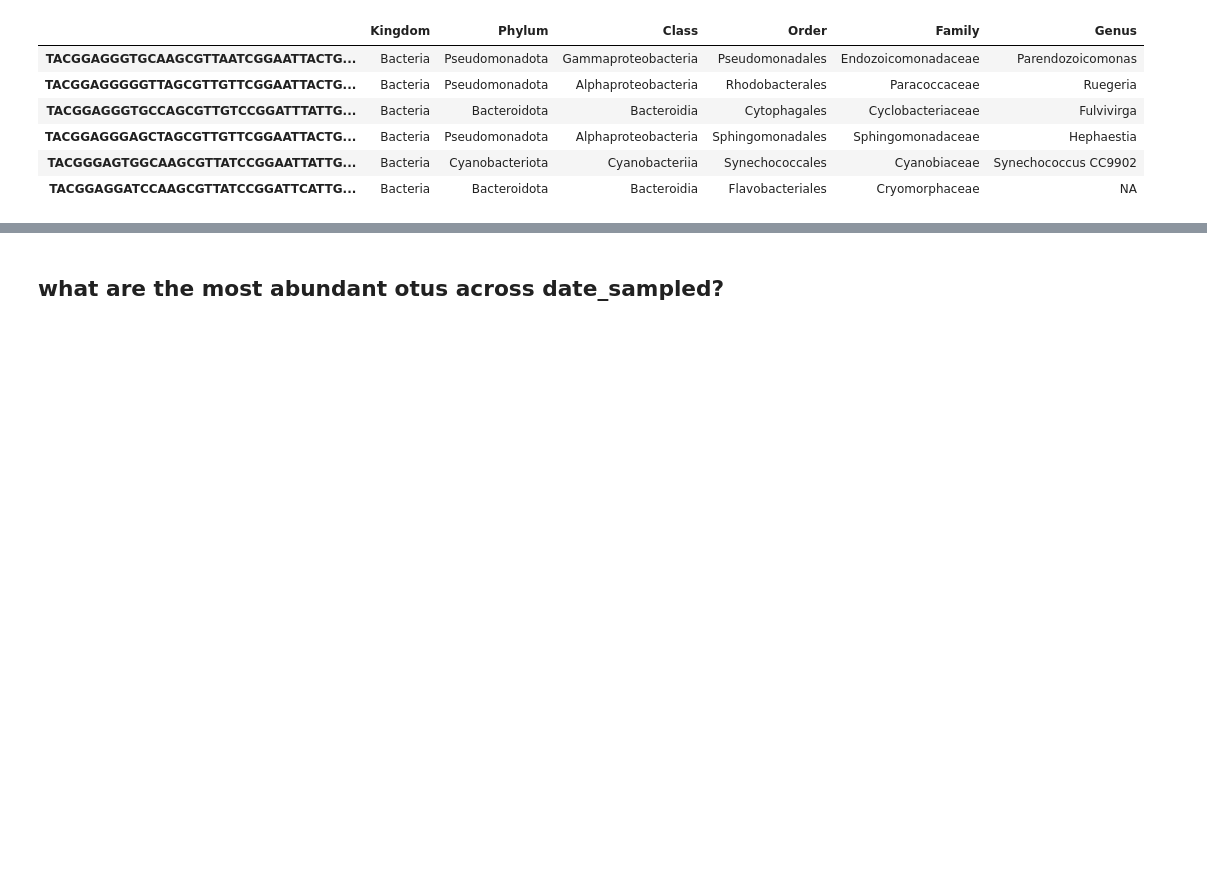
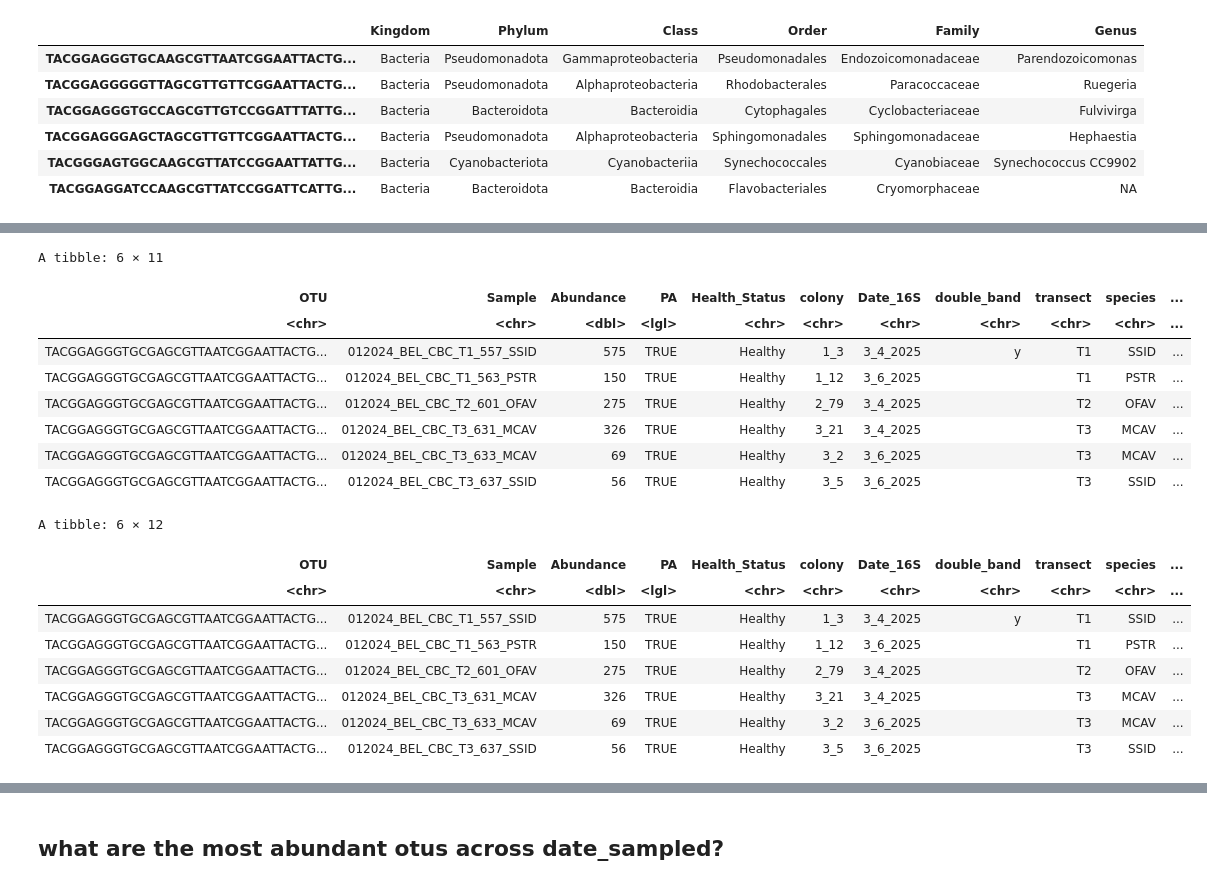
Before and after one commit to cdesouza02/BEL_16S_output, a Jupyter notebook: genefilter.ipynb, the cells around one changed output, grey strips where cells are left out. Drawn from its saved outputs; the diff is of its cells as text; code cells hidden in the pictures; blank space fills up the shorter version.

```diff
--- a/genefilter.ipynb
+++ b/genefilter.ipynb
@@ -275,0 +265,62 @@ A taxonomyTable: 6 × 6 of type chr
+# %%
+if (!taxa_are_rows(ps_clean)) {
+  otu <- t(otu)
+}
+otu <- as.data.frame(otu)
+# %%
+#add samples back to sam
+sam$Sample <- rownames(sample_data(ps_clean))
+# %%
+#make phyloseq object pivot longer, but include metadata
+ps_long <- otu %>%
+  rownames_to_column("OTU") %>%
+  pivot_longer(
+    cols = -OTU,
+    names_to = "Sample",
+    values_to = "Abundance"
+  ) %>%
+  mutate(PA = Abundance > 0) %>%
+  left_join(
+    sam %>%
+      as.data.frame() %>%           # <-- IMPORTANT: convert away from sample_data() class
+      select(
+        Sample, Health_Status, colony, Date_16S,
+        double_band, transect, species, MonthYear
+      ),
+    by = "Sample"
+  )
+head(ps_long)
+# 1. create proper Date variable
+ps_long$MonthYearDate <- as.Date(
+  paste0("01 ", ps_long$MonthYear),
+  format = "%d %b %Y"
+)
+
+# 2. reorder MonthYear as a factor in chronological order
+ps_long$MonthYear <- factor(
+  ps_long$MonthYear,
+  levels = unique(ps_long$MonthYear[order(ps_long$MonthYearDate)])
+)
+
+# Restore rownames
+rownames(ps_long) <- sample_clean$SampleID
+head(ps_long)
+# %% [output]
+A tibble: 6 × 11
+| OTU | Sample | Abundance | PA | Health_Status | colony | Date_16S | double_band | transect | species | ... |
+| <chr> | <chr> | <dbl> | <lgl> | <chr> | <chr> | <chr> | <chr> | <chr> | <chr> | ... |
+| TACGGAGGGTGCGAGCGTTAATCGGAATTACTG... | 012024_BEL_CBC_T1_557_SSID | 575 | TRUE | Healthy | 1_3 | 3_4_2025 | y | T1 | SSID | ... |
+| TACGGAGGGTGCGAGCGTTAATCGGAATTACTG... | 012024_BEL_CBC_T1_563_PSTR | 150 | TRUE | Healthy | 1_12 | 3_6_2025 |  | T1 | PSTR | ... |
+| TACGGAGGGTGCGAGCGTTAATCGGAATTACTG... | 012024_BEL_CBC_T2_601_OFAV | 275 | TRUE | Healthy | 2_79 | 3_4_2025 |  | T2 | OFAV | ... |
+| TACGGAGGGTGCGAGCGTTAATCGGAATTACTG... | 012024_BEL_CBC_T3_631_MCAV | 326 | TRUE | Healthy | 3_21 | 3_4_2025 |  | T3 | MCAV | ... |
+| TACGGAGGGTGCGAGCGTTAATCGGAATTACTG... | 012024_BEL_CBC_T3_633_MCAV | 69 | TRUE | Healthy | 3_2 | 3_6_2025 |  | T3 | MCAV | ... |
+| TACGGAGGGTGCGAGCGTTAATCGGAATTACTG... | 012024_BEL_CBC_T3_637_SSID | 56 | TRUE | Healthy | 3_5 | 3_6_2025 |  | T3 | SSID | ... |
+A tibble: 6 × 12
+| OTU | Sample | Abundance | PA | Health_Status | colony | Date_16S | double_band | transect | species | ... |
+| <chr> | <chr> | <dbl> | <lgl> | <chr> | <chr> | <chr> | <chr> | <chr> | <chr> | ... |
+| TACGGAGGGTGCGAGCGTTAATCGGAATTACTG... | 012024_BEL_CBC_T1_557_SSID | 575 | TRUE | Healthy | 1_3 | 3_4_2025 | y | T1 | SSID | ... |
+| TACGGAGGGTGCGAGCGTTAATCGGAATTACTG... | 012024_BEL_CBC_T1_563_PSTR | 150 | TRUE | Healthy | 1_12 | 3_6_2025 |  | T1 | PSTR | ... |
+| TACGGAGGGTGCGAGCGTTAATCGGAATTACTG... | 012024_BEL_CBC_T2_601_OFAV | 275 | TRUE | Healthy | 2_79 | 3_4_2025 |  | T2 | OFAV | ... |
+| TACGGAGGGTGCGAGCGTTAATCGGAATTACTG... | 012024_BEL_CBC_T3_631_MCAV | 326 | TRUE | Healthy | 3_21 | 3_4_2025 |  | T3 | MCAV | ... |
+| TACGGAGGGTGCGAGCGTTAATCGGAATTACTG... | 012024_BEL_CBC_T3_633_MCAV | 69 | TRUE | Healthy | 3_2 | 3_6_2025 |  | T3 | MCAV | ... |
+| TACGGAGGGTGCGAGCGTTAATCGGAATTACTG... | 012024_BEL_CBC_T3_637_SSID | 56 | TRUE | Healthy | 3_5 | 3_6_2025 |  | T3 | SSID | ... |
```
Also changed, not shown: parts of 44 cells of this notebook.
